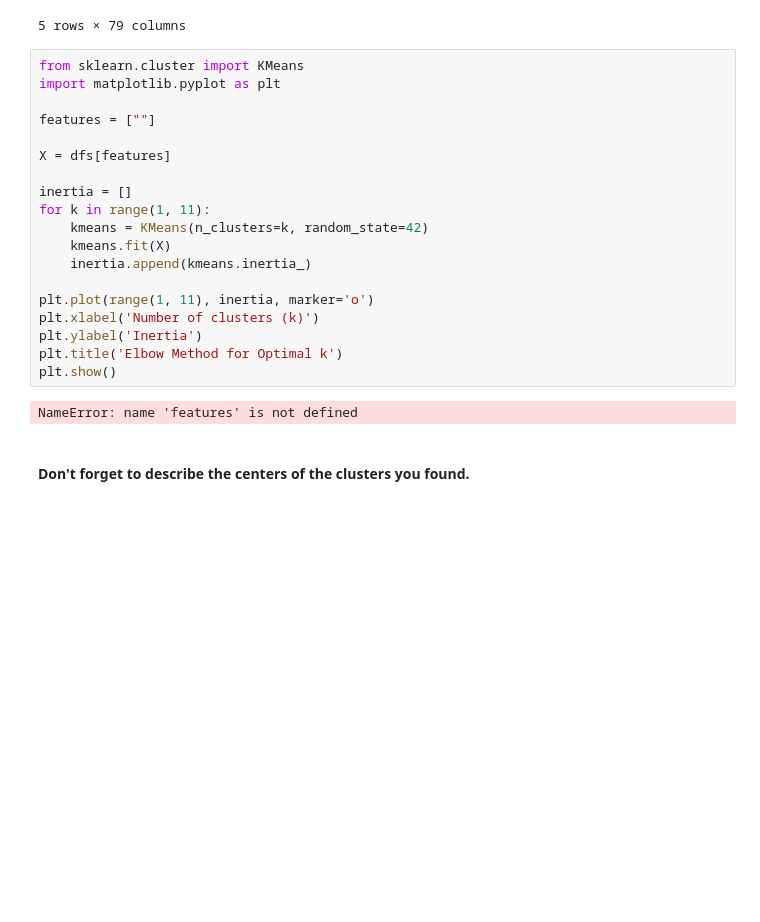
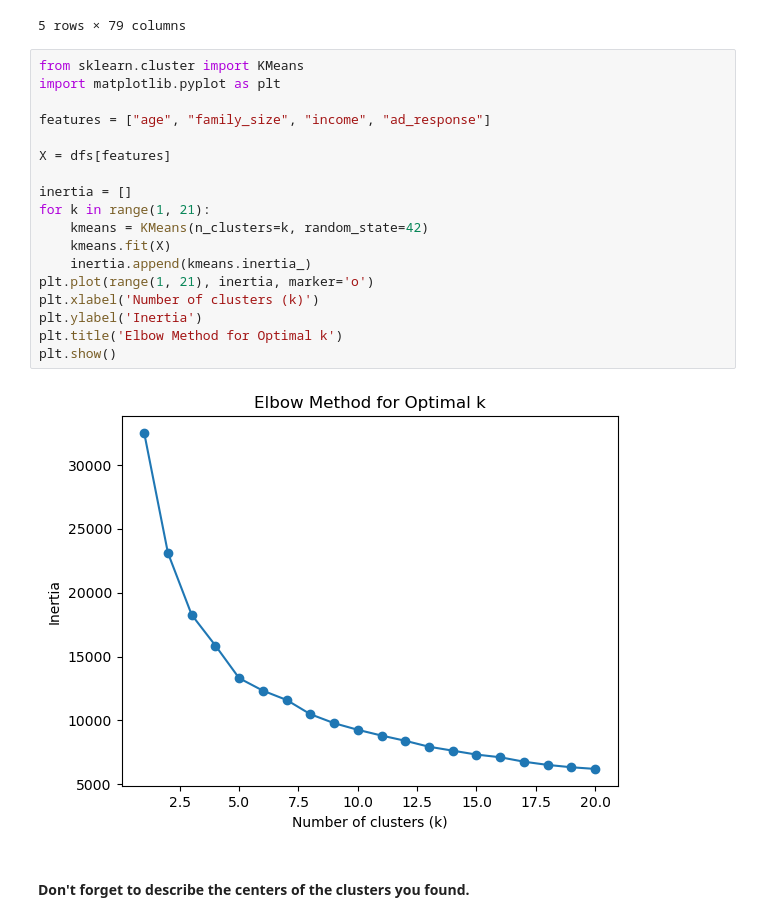
Before and after one commit to Asiandra/ML, a Jupyter notebook: Taco Bell/RFP 2.ipynb, the cells around one changed output. Saved outputs shown, nothing was run; the diff lists cells and outputs as text; blank space fills up the shorter version.

```diff
--- a/Taco Bell/RFP 2.ipynb
+++ b/Taco Bell/RFP 2.ipynb
@@ -124,24 +124,23 @@ dfs.head()
 # %%
 from sklearn.cluster import KMeans
 import matplotlib.pyplot as plt
 
-features = [""]
+features = ["age", "family_size", "income", "ad_response"]
 
 X = dfs[features]
 
 inertia = []
-for k in range(1, 11):
+for k in range(1, 21):
     kmeans = KMeans(n_clusters=k, random_state=42)
     kmeans.fit(X)
     inertia.append(kmeans.inertia_)
-
-plt.plot(range(1, 11), inertia, marker='o')
+plt.plot(range(1, 21), inertia, marker='o')
 plt.xlabel('Number of clusters (k)')
 plt.ylabel('Inertia')
 plt.title('Elbow Method for Optimal k')
 plt.show()
 # %% [output]
-NameError: name 'features' is not defined
+[figure, added]
 # %% [markdown]
 #### Don't forget to describe the centers of the clusters you found.
 # %% [markdown]
```
